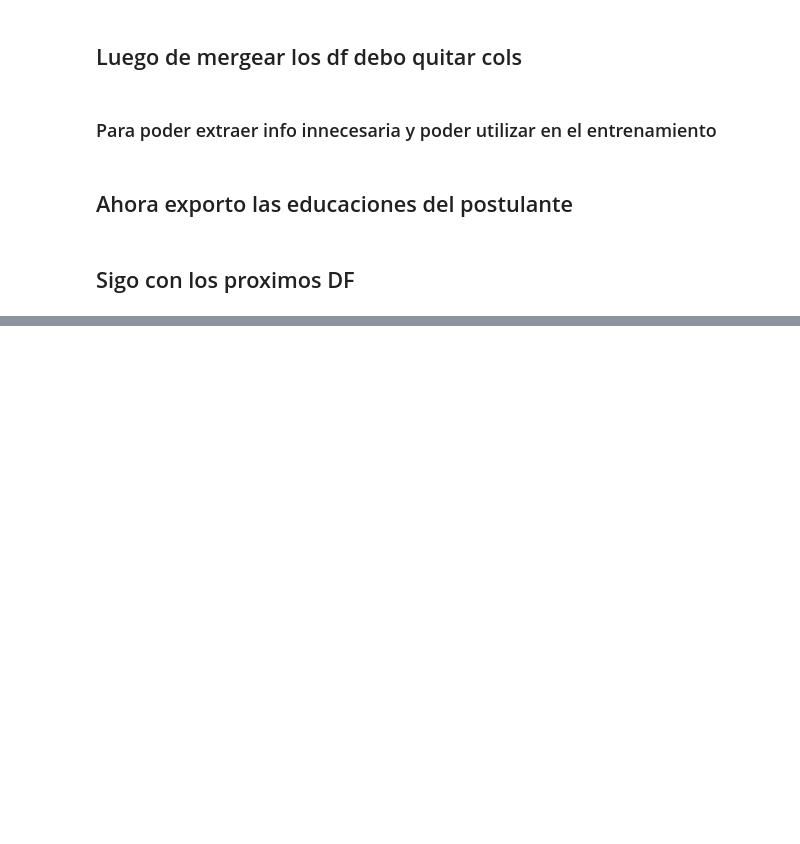
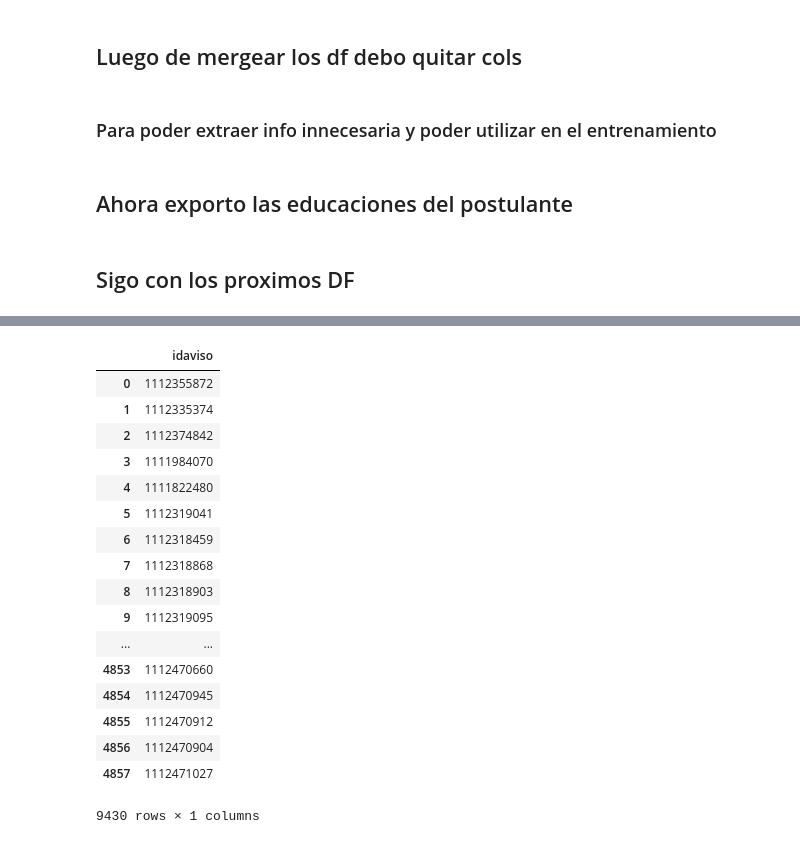
Before and after one commit to PRPablo/dataJobSearches, a Jupyter notebook: Limpieza de datos/Limpieza.ipynb, the cells around one changed output, grey strips where cells are left out. Drawn from its saved outputs; the diff is of its cells as text; code cells hidden in the pictures; blank space fills up the shorter version.

```diff
--- a/Limpieza de datos/Limpieza.ipynb
+++ b/Limpieza de datos/Limpieza.ipynb
@@ -191,0 +266,2 @@ vistas_total.head(30)
+# %%
+avisos_online_total.drop_duplicates(inplace=True)
@@ -191,0 +270,21 @@ vistas_total.head(30)
+# %%
+avisos_online_total
+# %% [output]
+|  | idaviso |
+| 0 | 1112355872 |
+| 1 | 1112335374 |
+| 2 | 1112374842 |
+| 3 | 1111984070 |
+| 4 | 1111822480 |
+| 5 | 1112319041 |
+| 6 | 1112318459 |
+| 7 | 1112318868 |
+| 8 | 1112318903 |
+| 9 | 1112319095 |
+| ... | ... |
+| 4853 | 1112470660 |
+| 4854 | 1112470945 |
+| 4855 | 1112470912 |
+| 4856 | 1112470904 |
+| 4857 | 1112471027 |
+9430 rows × 1 columns
```
Also changed, not shown: parts of 16 cells of this notebook.
